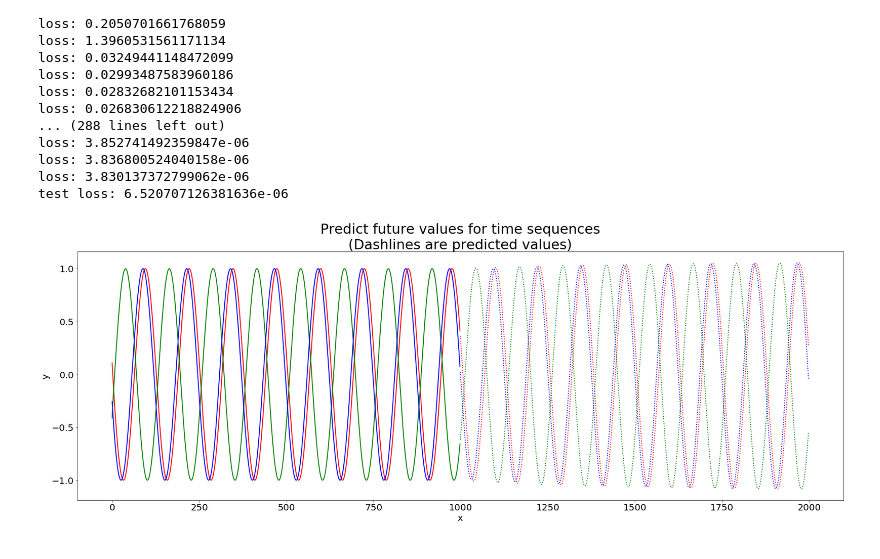
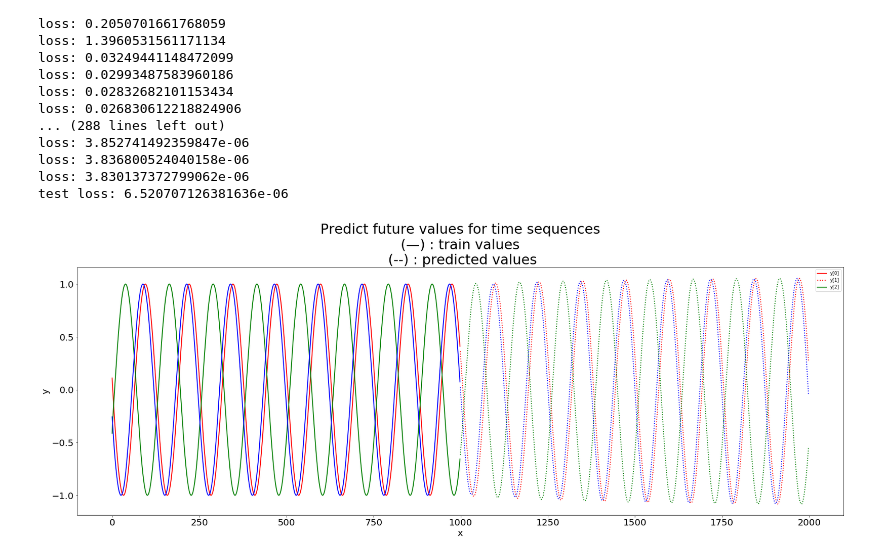
Before and after one commit to yennanliu/analysis, a Jupyter notebook: pytorch_/Pytorch_Test_TimeSeries_Prediction.ipynb, the cells around one changed output. Drawn from its saved outputs; the diff is of its cells as text; code cells hidden in the pictures.

Commit message:
add plot legend

```diff
--- a/pytorch_/Pytorch_Test_TimeSeries_Prediction.ipynb
+++ b/pytorch_/Pytorch_Test_TimeSeries_Prediction.ipynb
@@ -148,18 +133,19 @@ loss: 3.830137372799062e-06
 test loss: 6.520707126381636e-06
 # %%
 plt.figure(figsize=(30,10))
-plt.title('Predict future values for time sequences\n(Dashlines are predicted values)', fontsize=30)
+plt.title('Predict future values for time sequences\n (—) : train values \n  (--) : predicted values ', fontsize=30)
 plt.xlabel('x', fontsize=20)
 plt.ylabel('y', fontsize=20)
 plt.xticks(fontsize=20)
 plt.yticks(fontsize=20)
 
 def draw(yi, color):
 
     plt.plot(np.arange(input.size(1)), yi[:input.size(1)], color, linewidth = 2.0)
     plt.plot(np.arange(input.size(1), input.size(1) + future), yi[input.size(1):], color + ':', linewidth = 2.0)
+    plt.legend(['y[0]','y[1]','y[2]' ])
 draw(y[0], 'r')
 draw(y[1], 'g')
 draw(y[2], 'b')
 # %% [output]
-[figure, old version]
+[figure, new version]
```
Also changed, not shown: parts of 6 cells of this notebook.
